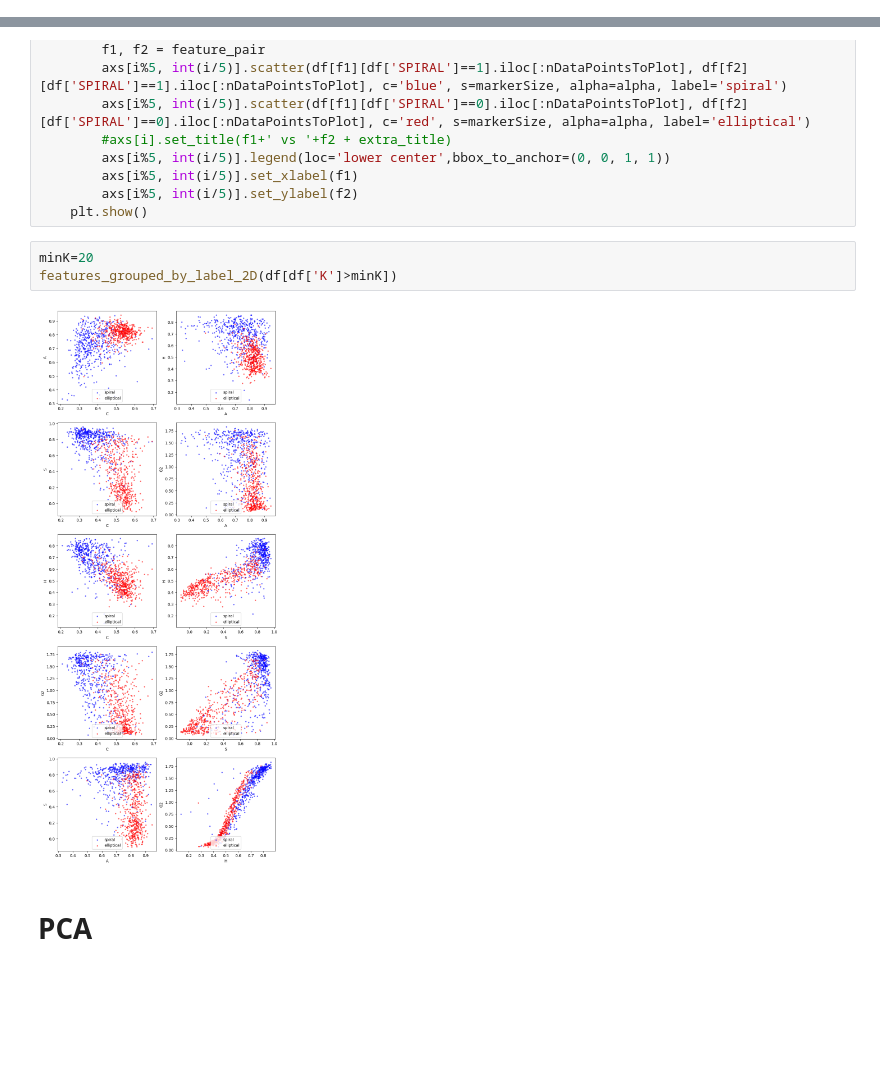
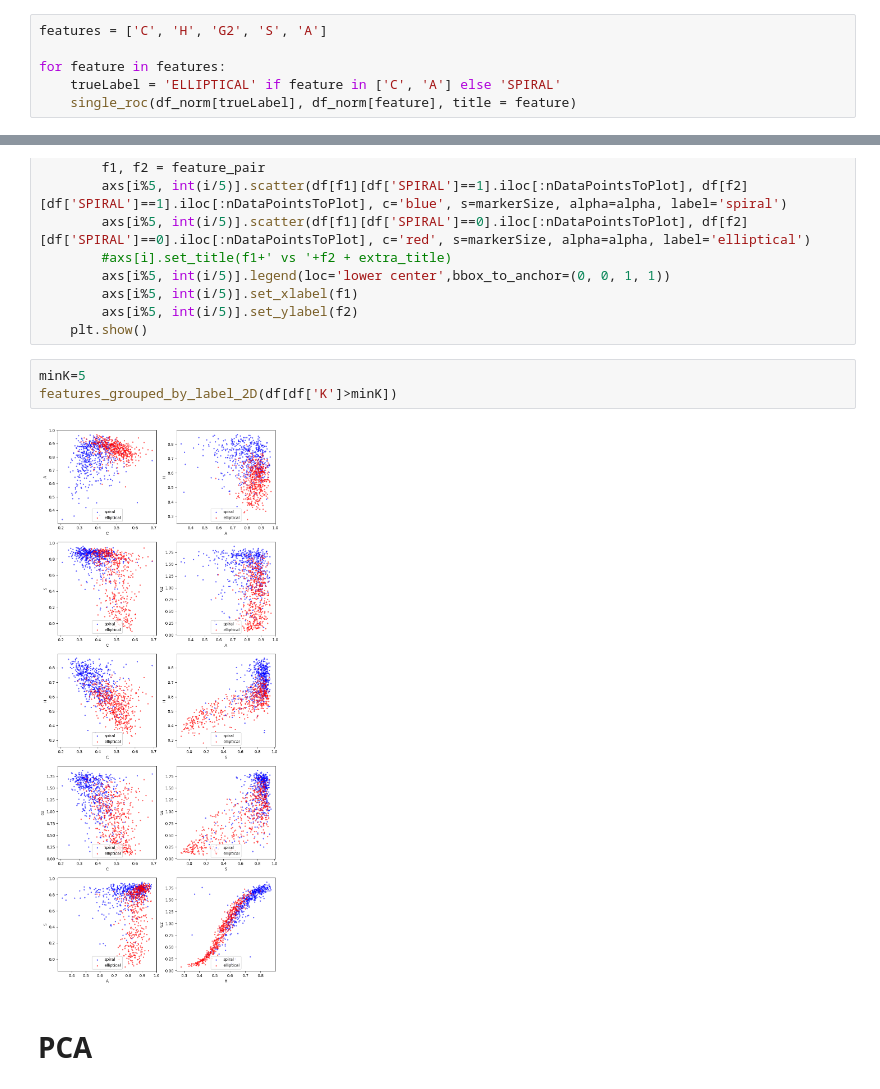
Before and after one commit to mhassans/galaxyMorphology, a Jupyter notebook: PCAandDistributions.ipynb, the cells around one changed output, grey strips where cells are left out. Cells and saved outputs as stored; diff of their text form; blank space fills up the shorter version.

Commit message:
add plots exponential concentration

```diff
--- a/PCAandDistributions.ipynb
+++ b/PCAandDistributions.ipynb
@@ -56,0 +67,6 @@ def features_grouped_by_label(df, features=['C', 'A', 'S', 'H', 'G2'], extra_tit
+# %%
+features = ['C', 'H', 'G2', 'S', 'A']
+
+for feature in features:
+    trueLabel = 'ELLIPTICAL' if feature in ['C', 'A'] else 'SPIRAL'
+    single_roc(df_norm[trueLabel], df_norm[feature], title = feature)
@@ -80,10 +108,10 @@ def features_grouped_by_label_2D(df, features=['C', 'A', 'S', 'H', 'G2'], extra_
         axs[i%5, int(i/5)].set_ylabel(f2)
     plt.show()
 # %%
-minK=20
+minK=5
 features_grouped_by_label_2D(df[df['K']>minK])
 # %% [output]
-[figure, old version]
+[figure, new version]
 # %% [markdown]
 # PCA
 # %%
```
Also changed, not shown: parts of 7 cells of this notebook, 1 other file.
